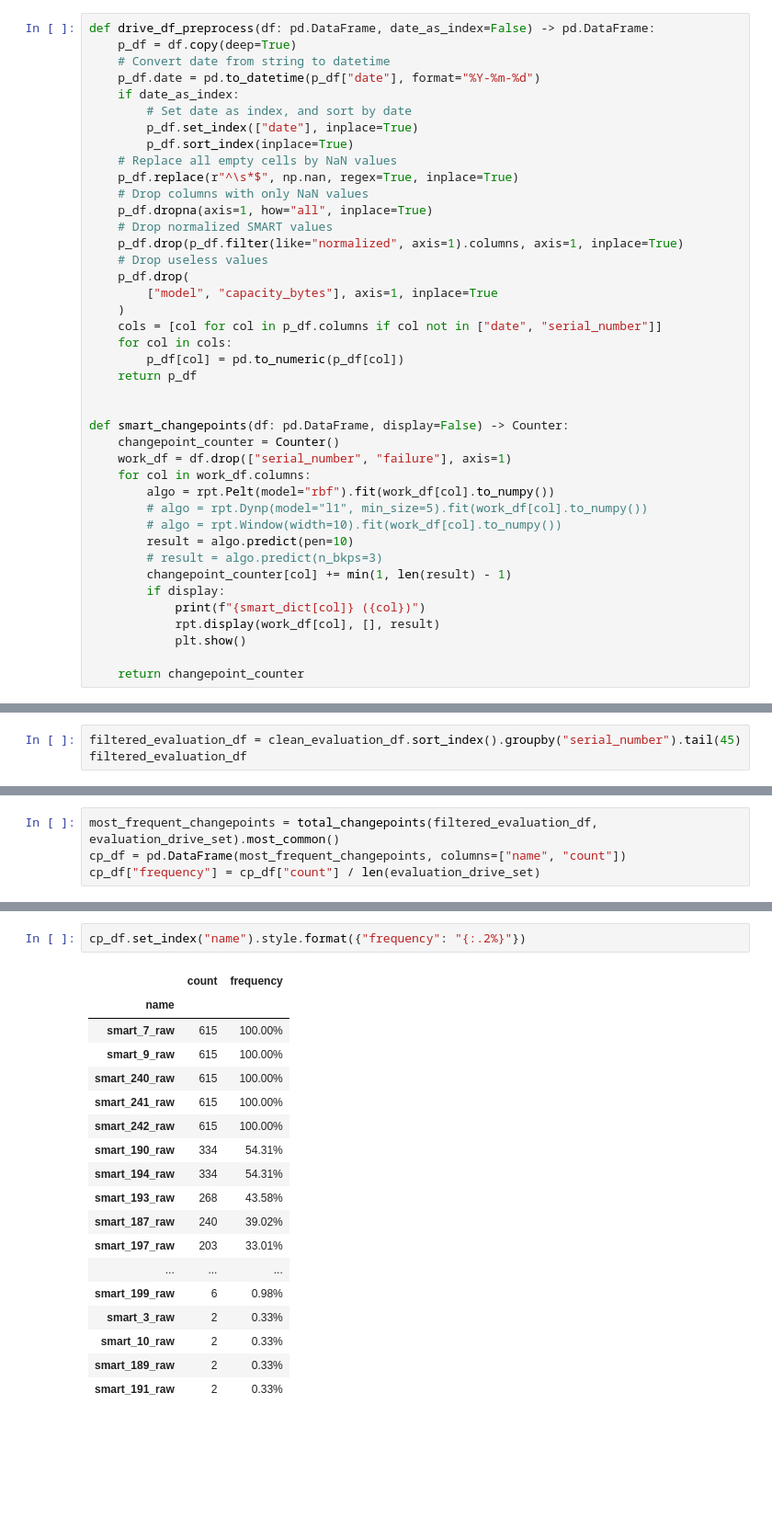
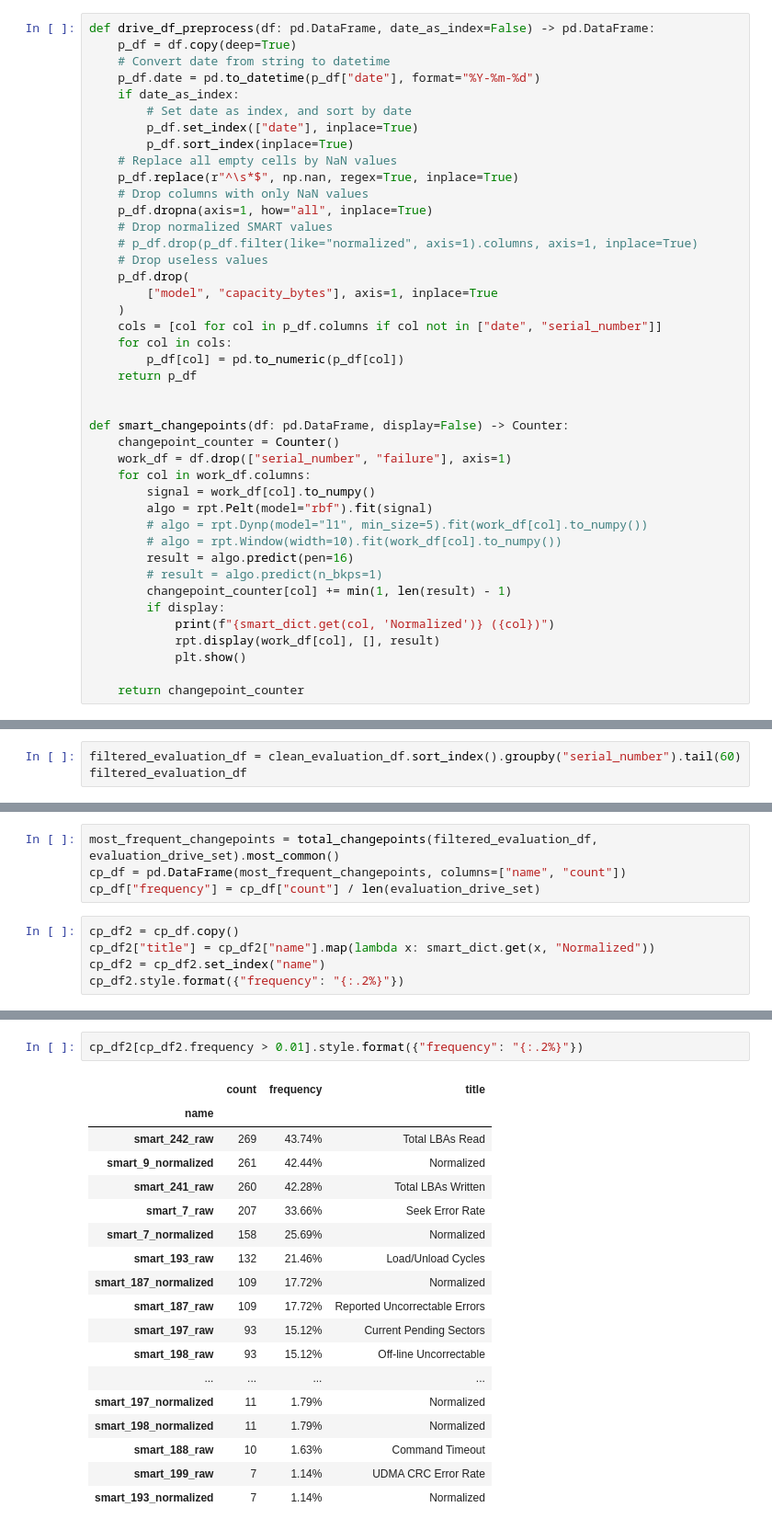
Before and after one commit to SamyDjemai/HardDriveFailurePrediction, a Jupyter notebook: analysis.ipynb, the cells around one changed output, grey strips where cells are left out. Shown at 92% size. Saved outputs shown, nothing was run; the diff lists cells and outputs as text; blank space fills up the shorter version.

```diff
--- a/analysis.ipynb
+++ b/analysis.ipynb
@@ -330,7 +415,7 @@ def drive_df_preprocess(df: pd.DataFrame, date_as_index=False) -> pd.DataFrame:
     # Drop columns with only NaN values
     p_df.dropna(axis=1, how="all", inplace=True)
     # Drop normalized SMART values
-    p_df.drop(p_df.filter(like="normalized", axis=1).columns, axis=1, inplace=True)
+    # p_df.drop(p_df.filter(like="normalized", axis=1).columns, axis=1, inplace=True)
     # Drop useless values
     p_df.drop(
         ["model", "capacity_bytes"], axis=1, inplace=True
@@ -345,14 +430,15 @@ def smart_changepoints(df: pd.DataFrame, display=False) -> Counter:
     changepoint_counter = Counter()
     work_df = df.drop(["serial_number", "failure"], axis=1)
     for col in work_df.columns:
-        algo = rpt.Pelt(model="rbf").fit(work_df[col].to_numpy())
+        signal = work_df[col].to_numpy()
+        algo = rpt.Pelt(model="rbf").fit(signal)
         # algo = rpt.Dynp(model="l1", min_size=5).fit(work_df[col].to_numpy())
         # algo = rpt.Window(width=10).fit(work_df[col].to_numpy())
-        result = algo.predict(pen=10)
-        # result = algo.predict(n_bkps=3)
+        result = algo.predict(pen=16)
+        # result = algo.predict(n_bkps=1)
         changepoint_counter[col] += min(1, len(result) - 1)
         if display:
-            print(f"{smart_dict[col]} ({col})")
+            print(f"{smart_dict.get(col, 'Normalized')} ({col})")
             rpt.display(work_df[col], [], result)
             plt.show()
 
@@ -466,4 +613,4 @@ clean_evaluation_df
 # %%
-filtered_evaluation_df = clean_evaluation_df.sort_index().groupby("serial_number").tail(45)
+filtered_evaluation_df = clean_evaluation_df.sort_index().groupby("serial_number").tail(60)
 filtered_evaluation_df
 # %% [output]
@@ -531,3 +713,8 @@ def total_changepoints(df: pd.DataFrame, drive_set: pd.DataFrame):
 most_frequent_changepoints = total_changepoints(filtered_evaluation_df, evaluation_drive_set).most_common()
 cp_df = pd.DataFrame(most_frequent_changepoints, columns=["name", "count"])
 cp_df["frequency"] = cp_df["count"] / len(evaluation_drive_set)
+# %%
+cp_df2 = cp_df.copy()
+cp_df2["title"] = cp_df2["name"].map(lambda x: smart_dict.get(x, "Normalized"))
+cp_df2 = cp_df2.set_index("name")
+cp_df2.style.format({"frequency": "{:.2%}"})
@@ -534,21 +740,21 @@ cp_df["frequency"] = cp_df["count"] / len(evaluation_drive_set)
 # %%
-cp_df.set_index("name").style.format({"frequency": "{:.2%}"})
+cp_df2[cp_df2.frequency > 0.01].style.format({"frequency": "{:.2%}"})
 # %% [output]
-|  | count | frequency |
-| name |  |  |
-| smart_7_raw | 615 | 100.00% |
-| smart_9_raw | 615 | 100.00% |
-| smart_240_raw | 615 | 100.00% |
-| smart_241_raw | 615 | 100.00% |
-| smart_242_raw | 615 | 100.00% |
-| smart_190_raw | 334 | 54.31% |
-| smart_194_raw | 334 | 54.31% |
-| smart_193_raw | 268 | 43.58% |
-| smart_187_raw | 240 | 39.02% |
-| smart_197_raw | 203 | 33.01% |
-| ... | ... | ... |
-| smart_199_raw | 6 | 0.98% |
-| smart_3_raw | 2 | 0.33% |
-| smart_10_raw | 2 | 0.33% |
-| smart_189_raw | 2 | 0.33% |
-| smart_191_raw | 2 | 0.33% |
+|  | count | frequency | title |
+| name |  |  |  |
+| smart_242_raw | 269 | 43.74% | Total LBAs Read |
+| smart_9_normalized | 261 | 42.44% | Normalized |
+| smart_241_raw | 260 | 42.28% | Total LBAs Written |
+| smart_7_raw | 207 | 33.66% | Seek Error Rate |
+| smart_7_normalized | 158 | 25.69% | Normalized |
+| smart_193_raw | 132 | 21.46% | Load/Unload Cycles |
+| smart_187_normalized | 109 | 17.72% | Normalized |
+| smart_187_raw | 109 | 17.72% | Reported Uncorrectable Errors |
+| smart_197_raw | 93 | 15.12% | Current Pending Sectors |
+| smart_198_raw | 93 | 15.12% | Off-line Uncorrectable |
+| ... | ... | ... | ... |
+| smart_197_normalized | 11 | 1.79% | Normalized |
+| smart_198_normalized | 11 | 1.79% | Normalized |
+| smart_188_raw | 10 | 1.63% | Command Timeout |
+| smart_199_raw | 7 | 1.14% | UDMA CRC Error Rate |
+| smart_193_normalized | 7 | 1.14% | Normalized |
```
Also changed, not shown: parts of 18 cells of this notebook, 1 other file.
